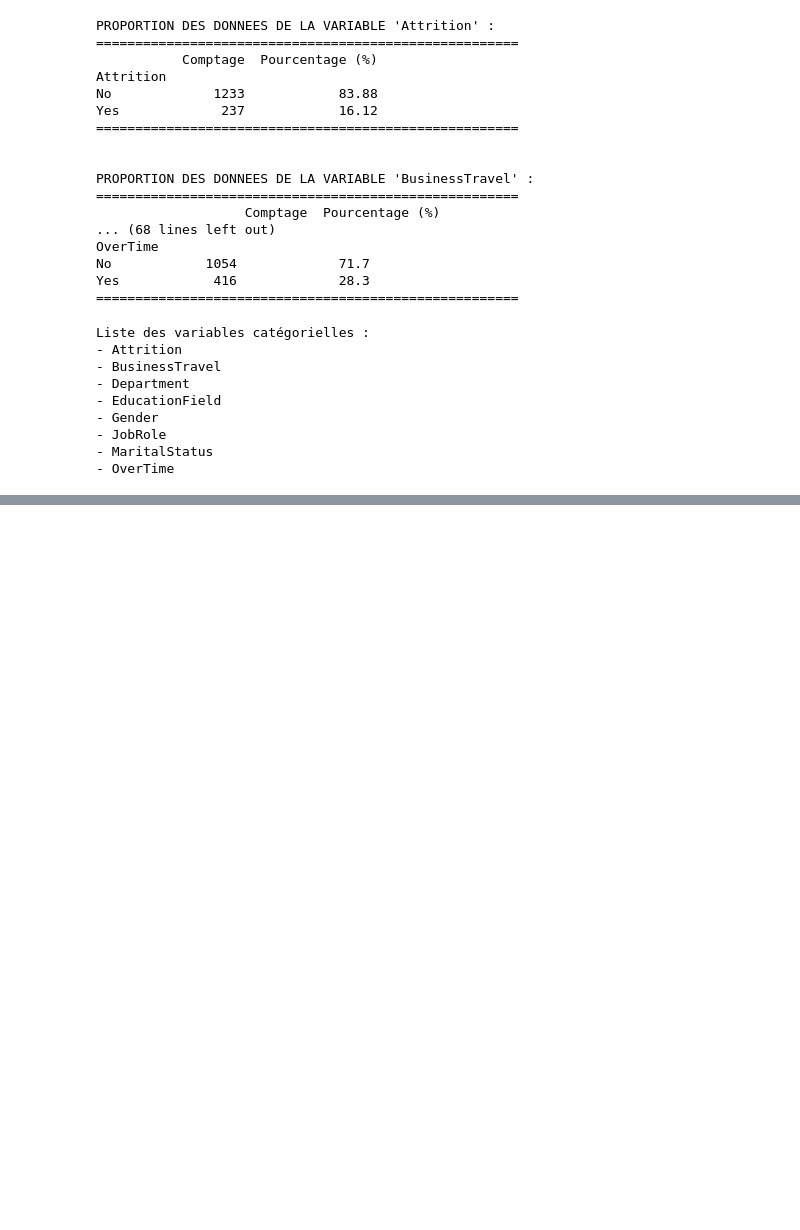
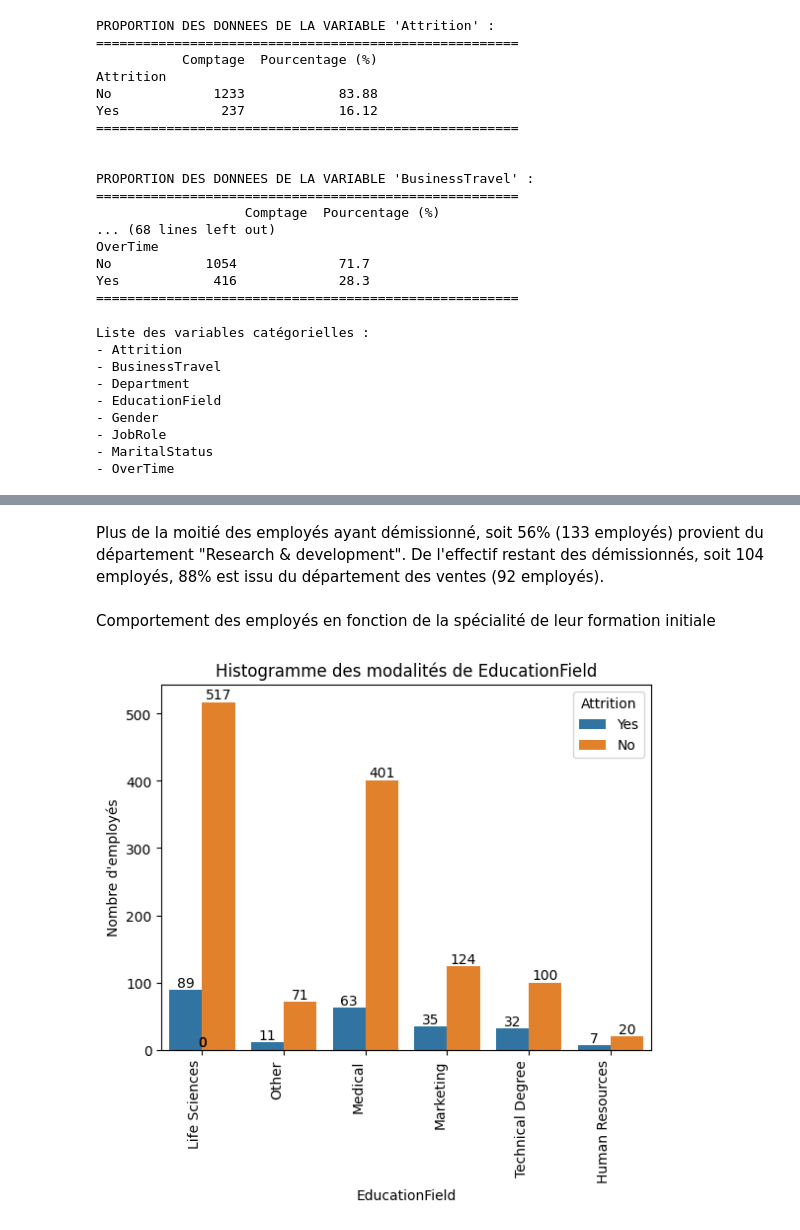
Before and after one commit to guymartial80/Attrition_employes, a Jupyter notebook: Attrition_employees.ipynb, the cells around one changed output, grey strips where cells are left out. Saved outputs shown, nothing was run; the diff lists cells and outputs as text; code cells hidden in the pictures; blank space fills up the shorter version.

```diff
--- a/Attrition_employees.ipynb
+++ b/Attrition_employees.ipynb
@@ -192,0 +201,8 @@ Nous constatons que les
+# %% [markdown]
+Plus de la moitié des employés ayant démissionné, soit 56% (133 employés) provient du département "Research & development". De l'effectif restant des démissionnés, soit 104 employés, 88% est issu du département des ventes (92 employés).
+# %% [markdown]
+Comportement des employés en fonction de la spécialité de leur formation initiale
+# %%
+plot_histogram_by_category(df, "EducationField")
+# %% [output]
+[figure, added]
```
Also changed, not shown: parts of 19 cells of this notebook, 1 other file.
